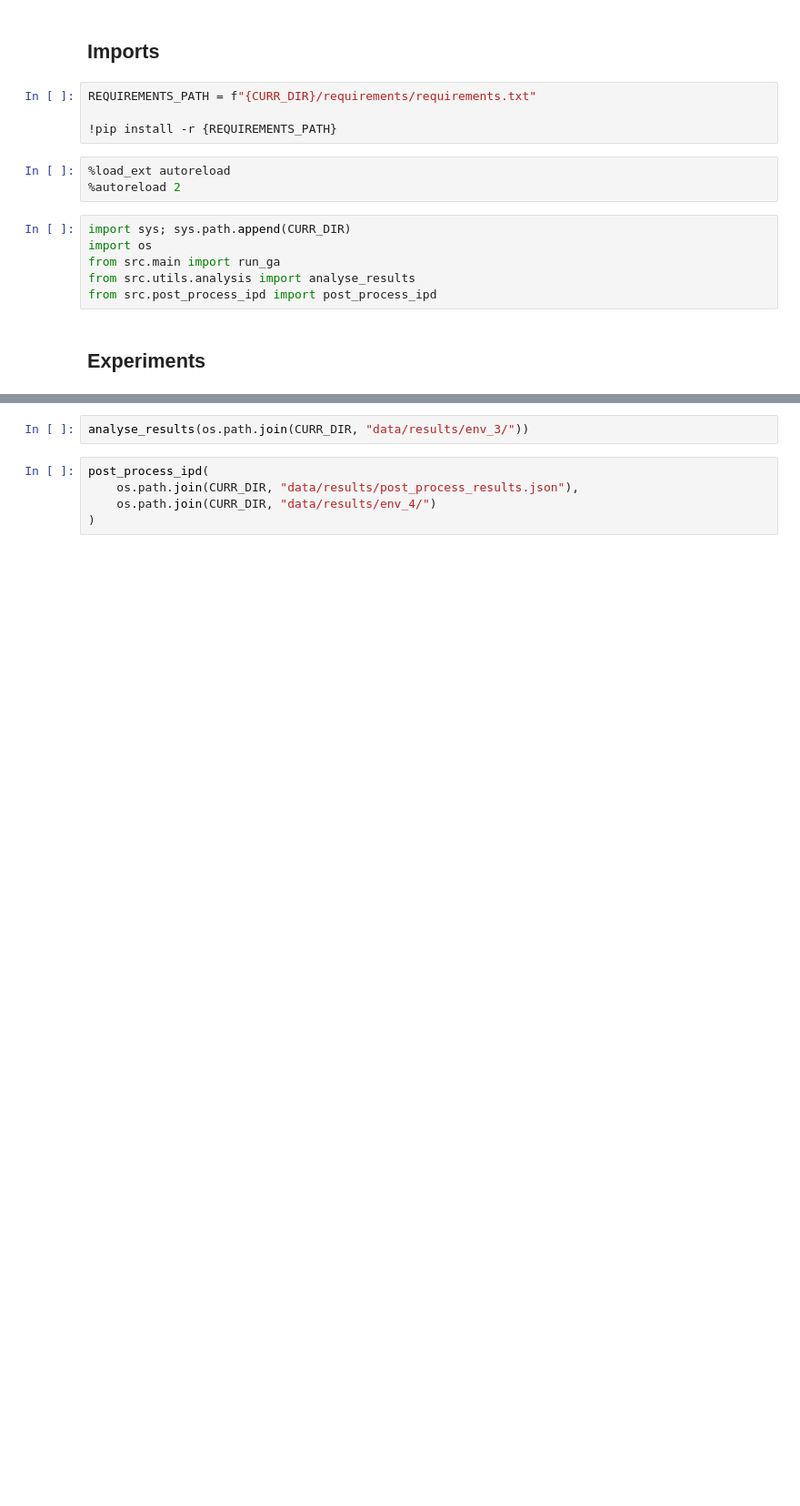
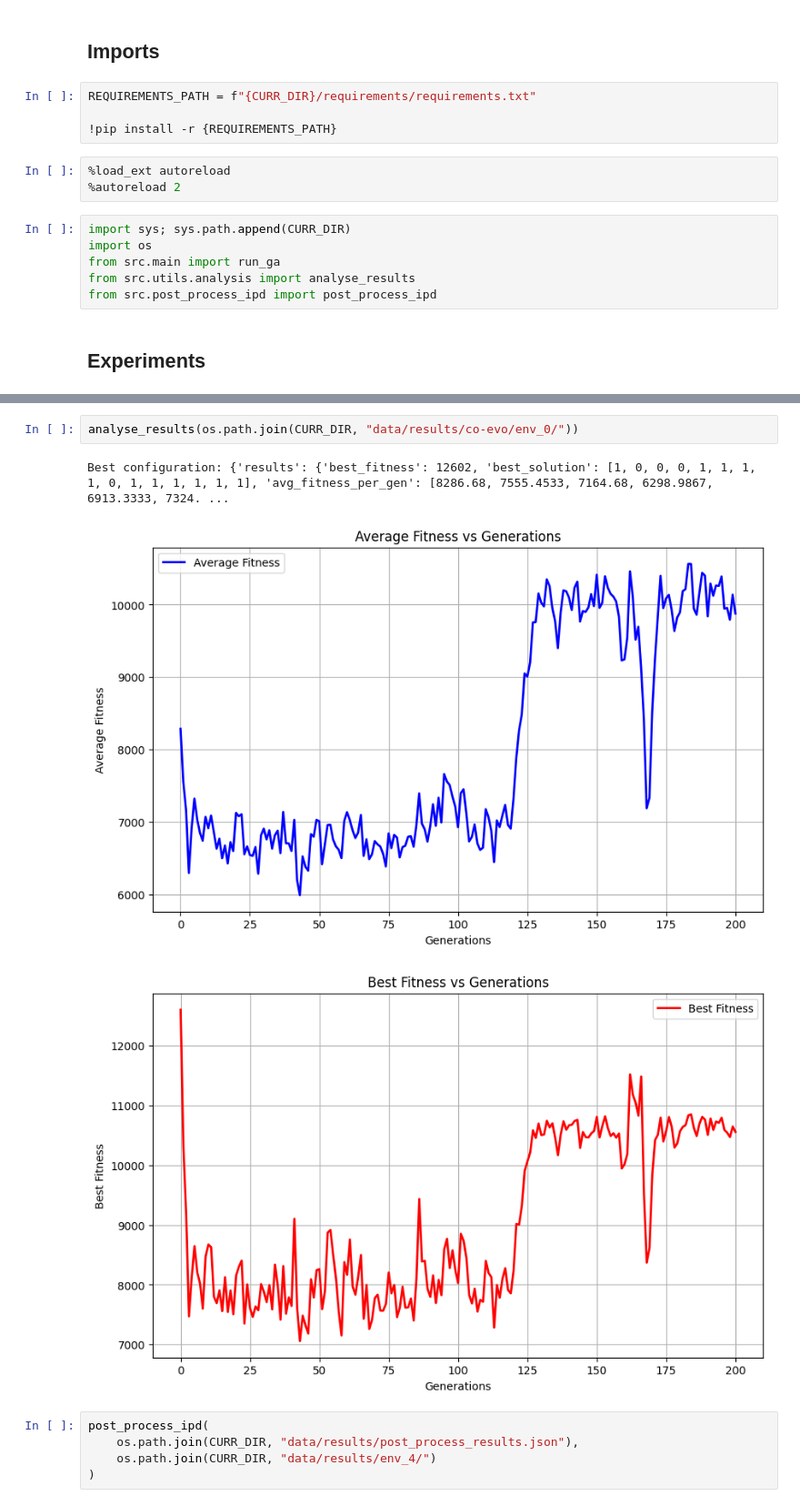
Before and after one commit to conorjmcnamara/ct421_ipd, a Jupyter notebook: notebooks/main.ipynb, the cells around one changed output, grey strips where cells are left out. Shown: that part at 91% size. Saved outputs shown, nothing was run; the diff lists cells and outputs as text; blank space fills up the shorter version.

```diff
--- a/notebooks/main.ipynb
+++ b/notebooks/main.ipynb
@@ -22,5 +59,9 @@ run_ga(curr_dir=CURR_DIR)
 # %%
-analyse_results(os.path.join(CURR_DIR, "data/results/env_3/"))
+analyse_results(os.path.join(CURR_DIR, "data/results/co-evo/env_0/"))
+# %% [output]
+Best configuration: {'results': {'best_fitness': 12602, 'best_solution': [1, 0, 0, 0, 1, 1, 1, 1, 0, 1, 1, 1, 1, 1, 1], 'avg_fitness_per_gen': [8286.68, 7555.4533, 7164.68, 6298.9867, 6913.3333, 7324. ...
+[figure, added]
+[figure, added]
 # %%
 post_process_ipd(
     os.path.join(CURR_DIR, "data/results/post_process_results.json"),
```
Also changed, not shown: parts of 2 cells of this notebook, 4 other files.
